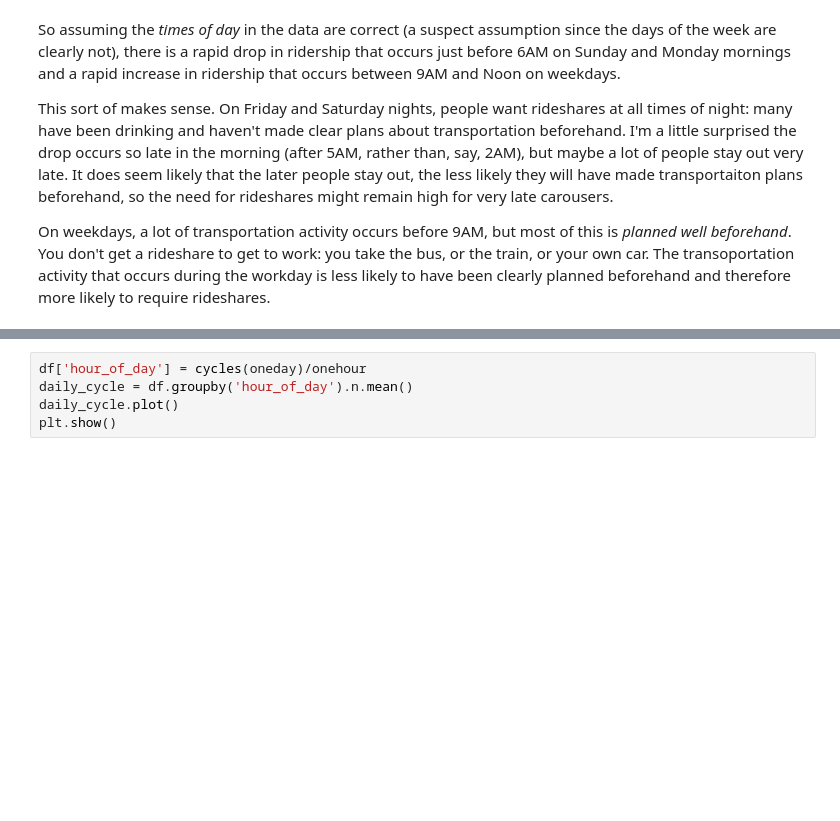
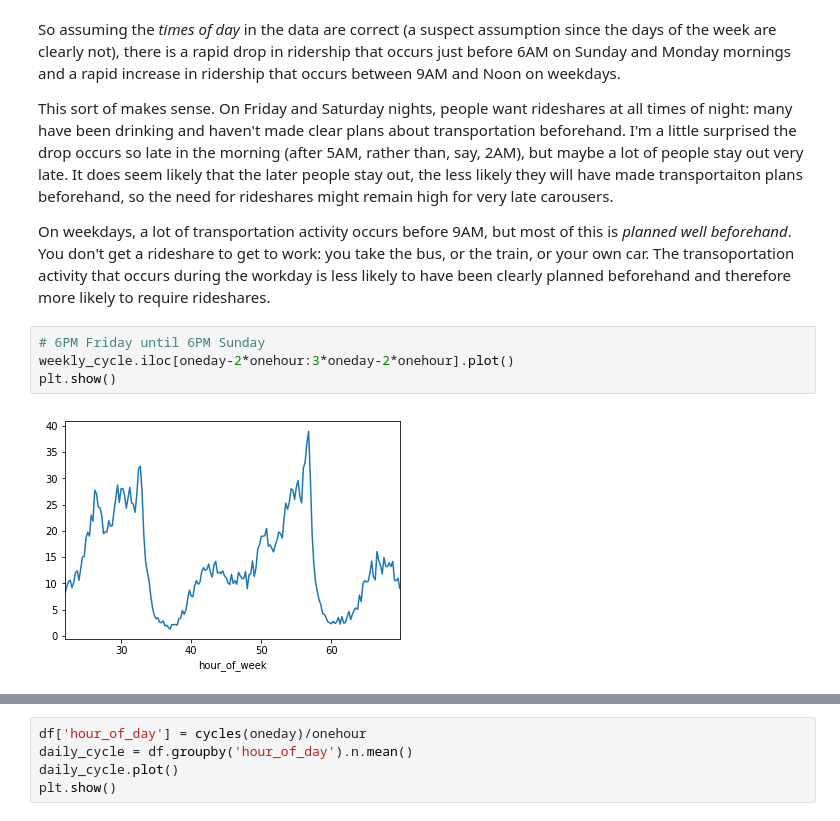
Before and after one commit to andyharless/ultimate_challenge, a Jupyter notebook: eda.ipynb, the cells around one changed output, grey strips where cells are left out. Saved outputs shown, nothing was run; the diff lists cells and outputs as text; blank space fills up the shorter version.

```diff
--- a/eda.ipynb
+++ b/eda.ipynb
@@ -239,3 +245,9 @@ So assuming the *times of day* in the data are correct (a suspect assumption sin
 This sort of makes sense.  On Friday and Saturday nights, people want rideshares at all times of night:  many have been drinking and haven't made clear plans about transportation beforehand.  I'm a little surprised the drop occurs so late in the morning (after 5AM, rather than, say, 2AM), but maybe a lot of people stay out very late.  It does seem likely that the later people stay out, the less likely they will have made transportaiton plans beforehand, so the need for rideshares might remain high for very late carousers.
 
 On weekdays, a lot of transportation activity occurs before 9AM, but most of this is *planned well beforehand*.  You don't get a rideshare to get to work:  you take the bus, or the train, or your own car.  The transoportation activity that occurs during the workday is less likely to have been clearly planned beforehand and therefore more likely to require rideshares.
+# %%
+# 6PM Friday until 6PM Sunday
+weekly_cycle.iloc[oneday-2*onehour:3*oneday-2*onehour].plot()
+plt.show()
+# %% [output]
+[figure, added]
```
Also changed, not shown: parts of 15 cells of this notebook.
